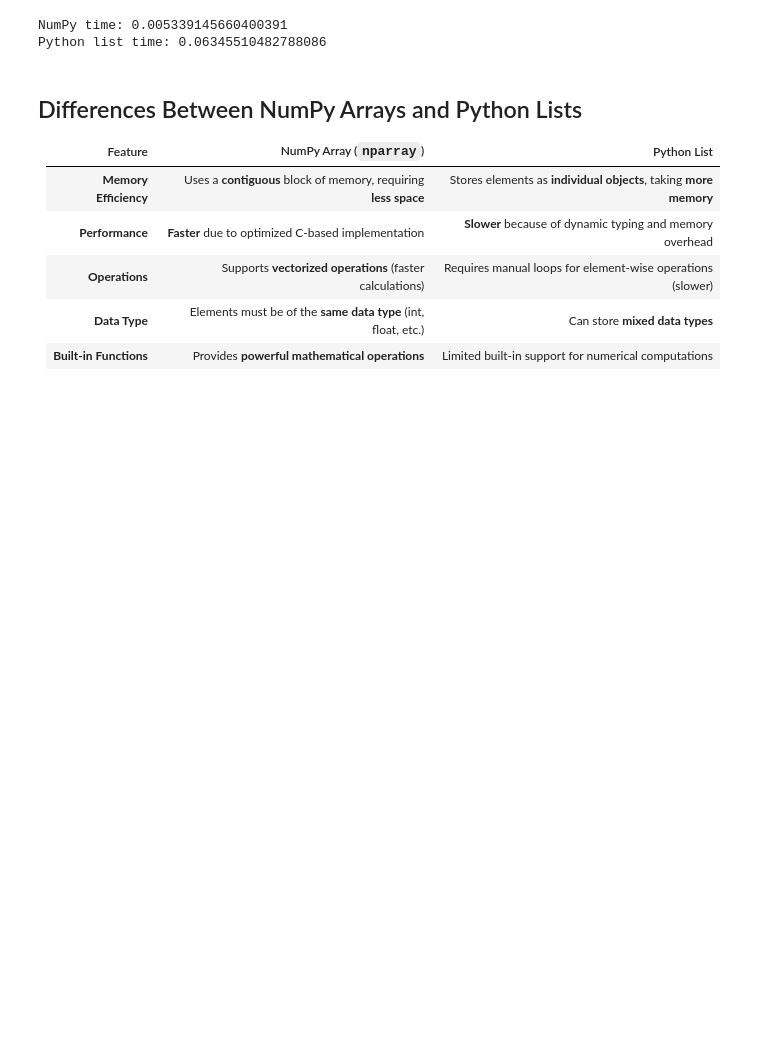
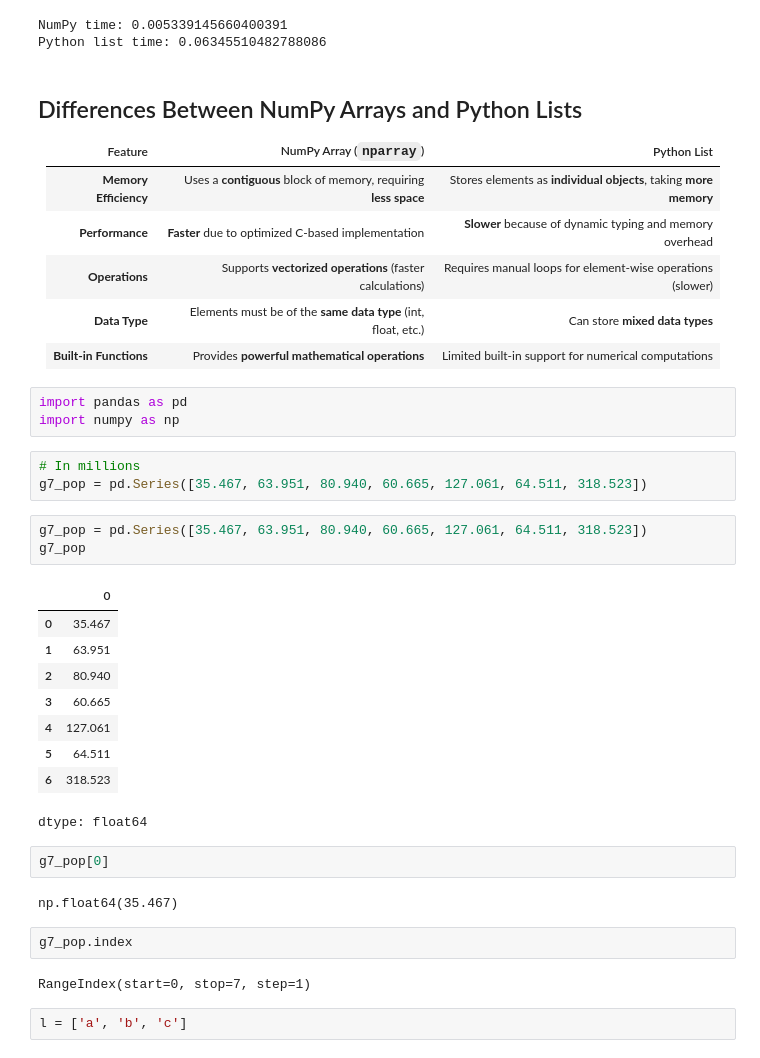
Before and after one commit to dabster108/Dataanalysis_numpy, a Jupyter notebook: numpy.ipynb, the cells around one changed output. Cells and saved outputs as stored; diff of their text form; blank space fills up the shorter version.

Commit message:
Analyzing Group of 7  using numpy and pandas

```diff
--- a/numpy.ipynb
+++ b/numpy.ipynb
@@ -379,3 +379,32 @@ Python list time: 0.06345510482788086
 | **Operations** | Supports **vectorized operations** (faster calculations) | Requires manual loops for element-wise operations (slower) |
 | **Data Type** | Elements must be of the **same data type** (int, float, etc.) | Can store **mixed data types** |
 | **Built-in Functions** | Provides **powerful mathematical operations** | Limited built-in support for numerical computations |
+# %%
+import pandas as pd
+import numpy as np
+# %%
+# In millions
+g7_pop = pd.Series([35.467, 63.951, 80.940, 60.665, 127.061, 64.511, 318.523])
+# %%
+g7_pop = pd.Series([35.467, 63.951, 80.940, 60.665, 127.061, 64.511, 318.523])
+g7_pop
+# %% [output]
+|  | 0 |
+| 0 | 35.467 |
+| 1 | 63.951 |
+| 2 | 80.940 |
+| 3 | 60.665 |
+| 4 | 127.061 |
+| 5 | 64.511 |
+| 6 | 318.523 |
+dtype: float64
+# %%
+g7_pop[0]
+# %% [output]
+np.float64(35.467)
+# %%
+g7_pop.index
+# %% [output]
+RangeIndex(start=0, stop=7, step=1)
+# %%
+l = ['a', 'b', 'c']
```
Also changed, not shown: parts of 1 cell of this notebook.
